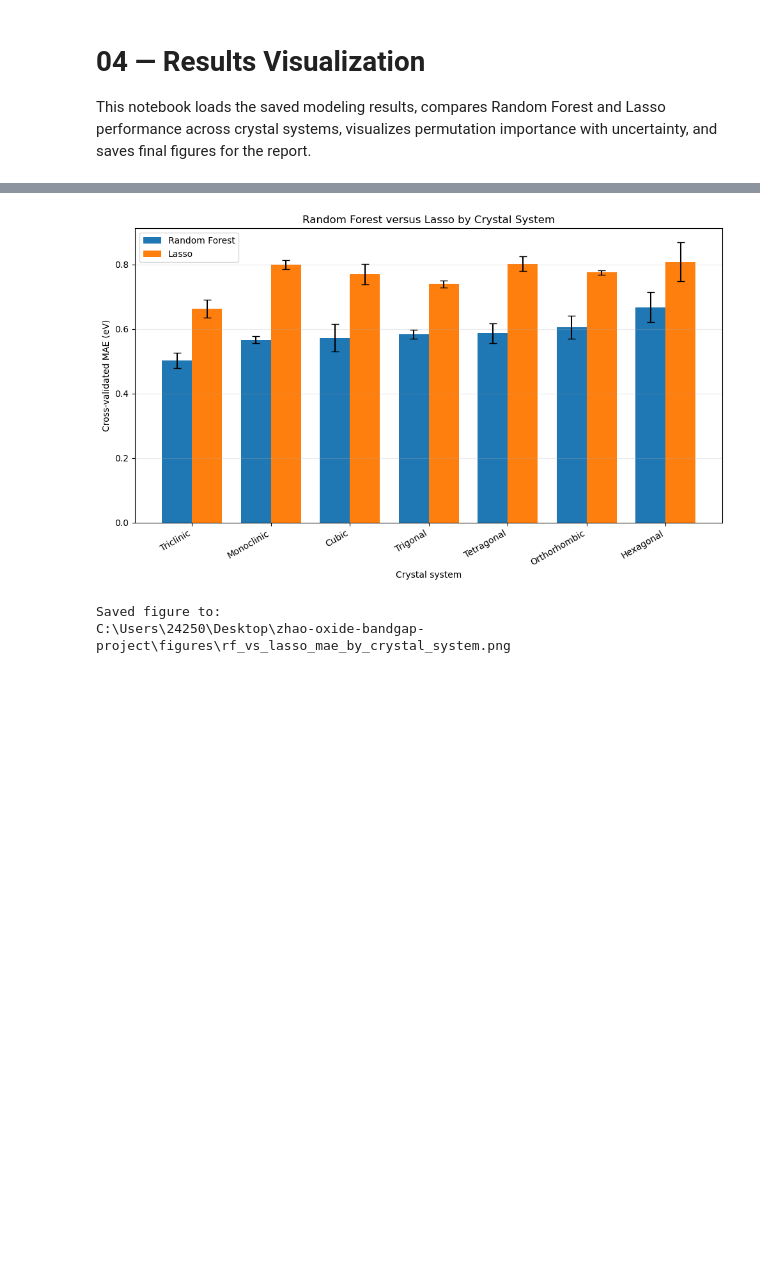
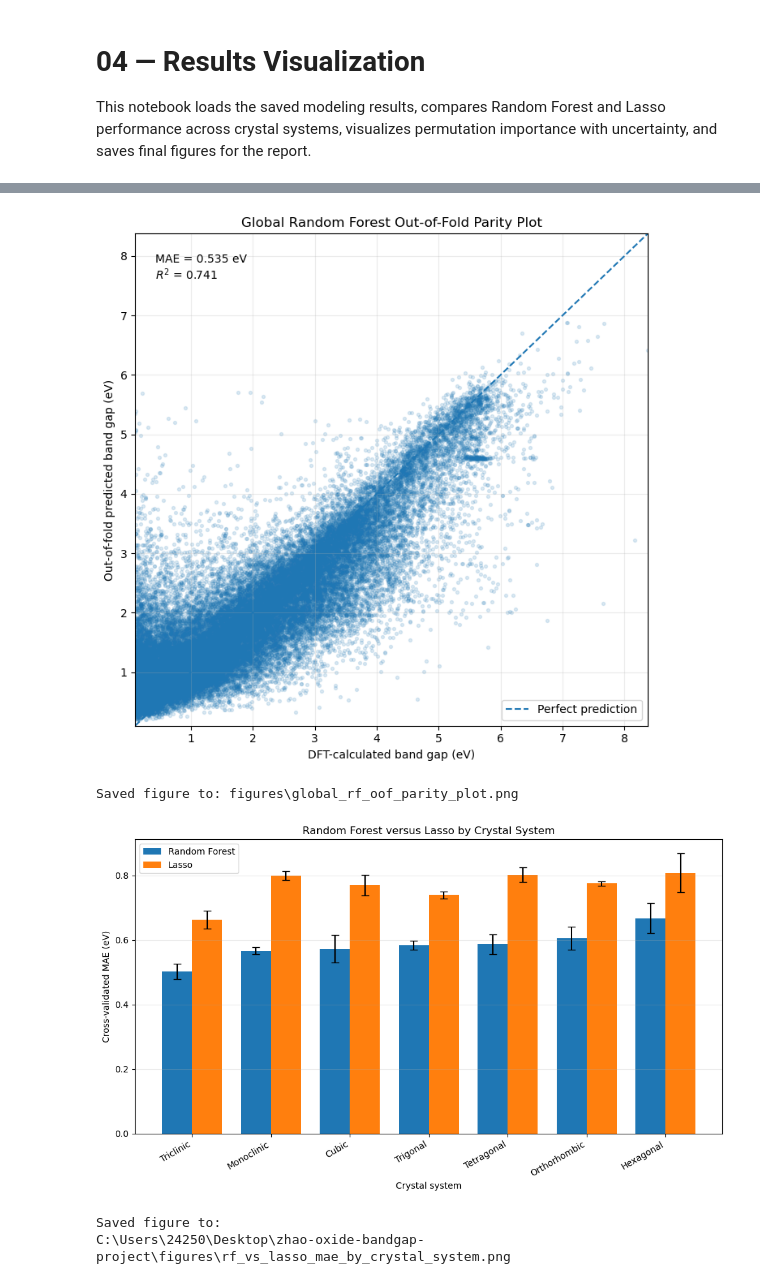
Before and after one commit to yixinzhao1-eng/zhao-oxide-bandgap-project, a Jupyter notebook: notebooks/04_results_visualization.ipynb, the cells around one changed output, grey strips where cells are left out. Drawn from its saved outputs; the diff is of its cells as text; code cells hidden in the pictures; blank space fills up the shorter version.

Commit message:
Add out-of-fold parity plot

```diff
--- a/notebooks/04_results_visualization.ipynb
+++ b/notebooks/04_results_visualization.ipynb
@@ -67,3 +74,73 @@ Figures directory: C:\Users\24250\Desktop\zhao-oxide-bandgap-project\figures
+# %%
+import pandas as pd
+import matplotlib.pyplot as plt
+from sklearn.metrics import mean_absolute_error, r2_score
+
+# Load leakage-free out-of-fold predictions
+oof_predictions_df = pd.read_csv(
+    data_dir / "global_rf_oof_predictions.csv"
+)
+
+actual = oof_predictions_df["actual_band_gap"]
+predicted = oof_predictions_df["predicted_band_gap"]
+
+parity_mae = mean_absolute_error(actual, predicted)
+parity_r2 = r2_score(actual, predicted)
+
+axis_min = min(actual.min(), predicted.min())
+axis_max = max(actual.max(), predicted.max())
+
+fig, ax = plt.subplots(figsize=(7, 7))
+
+ax.scatter(
+    actual,
+    predicted,
+    s=8,
+    alpha=0.15,
+    rasterized=True
+)
+
+ax.plot(
+    [axis_min, axis_max],
+    [axis_min, axis_max],
+    linestyle="--",
+    linewidth=1.5,
+    label="Perfect prediction"
+)
+
+ax.set_xlim(axis_min, axis_max)
+ax.set_ylim(axis_min, axis_max)
+
+ax.set_xlabel("DFT-calculated band gap (eV)")
+ax.set_ylabel("Out-of-fold predicted band gap (eV)")
+ax.set_title("Global Random Forest Out-of-Fold Parity Plot")
+
+ax.text(
+    0.04,
+    0.96,
+    f"MAE = {parity_mae:.3f} eV\n$R^2$ = {parity_r2:.3f}",
+    transform=ax.transAxes,
+    va="top"
+)
+
+ax.legend()
+ax.grid(alpha=0.25)
+fig.tight_layout()
+
+parity_figure_path = figures_dir / "global_rf_oof_parity_plot.png"
+
+fig.savefig(
+    parity_figure_path,
+    dpi=300,
+    bbox_inches="tight"
+)
+
+plt.show()
+
+print("Saved figure to:", parity_figure_path.relative_to(project_root))
+# %% [output]
+[figure, added]
+Saved figure to: figures\global_rf_oof_parity_plot.png
 # %%
 # Compare Random Forest and Lasso MAE across crystal systems
 
```
Also changed, not shown: parts of 1 cell of this notebook, 7 other files.
